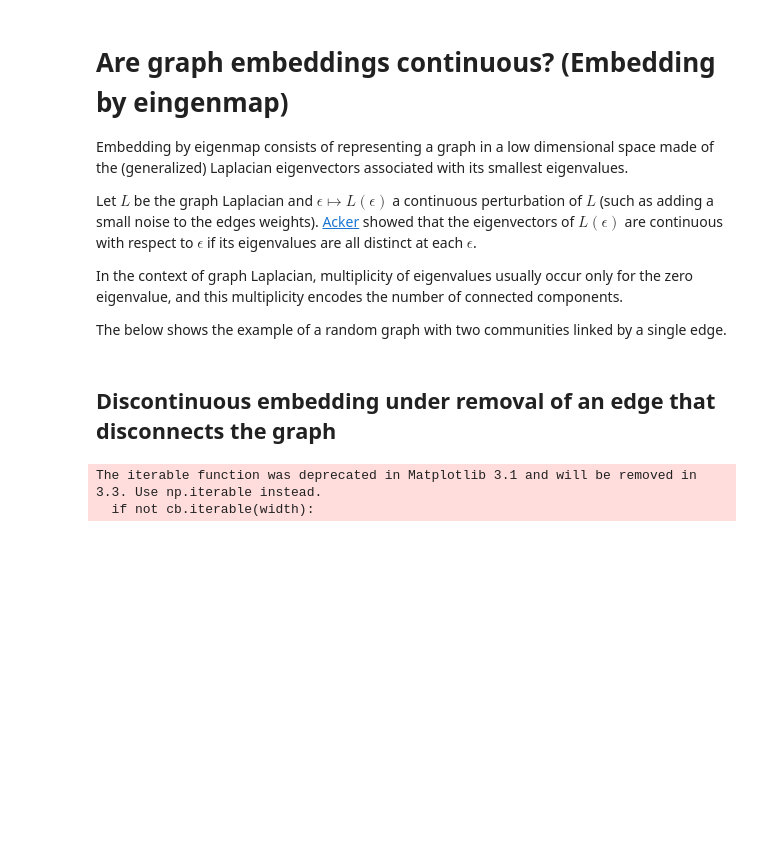
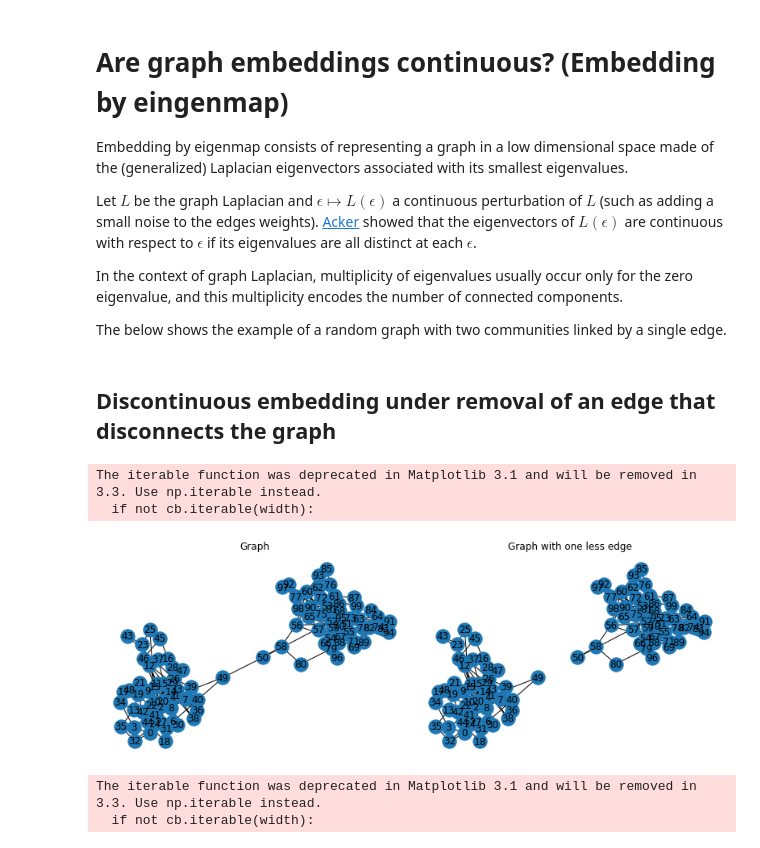
Before and after one commit to sauxpa/graph_embedding, a Jupyter notebook: eigenmap/eigenmap_continuity_bridge_removal.ipynb, the cells around one changed output. Cells and saved outputs as stored; diff of their text form; code cells hidden in the pictures; blank space fills up the shorter version.

Commit message:
save BA bridge

```diff
--- a/eigenmap/eigenmap_continuity_bridge_removal.ipynb
+++ b/eigenmap/eigenmap_continuity_bridge_removal.ipynb
@@ -47,6 +47,28 @@ pos = nx.spring_layout(G)
 # create a new graph by removing the bridge edge, resulting in a disconnected graph
 G_removed = deepcopy(G)
 G_removed.remove_edge(N-1, N)
+# %%
+# plot the graph
+fig, axes = plt.subplots(figsize=(11,4), nrows=1, ncols=2)
+
+ax = axes[0]
+nx.draw_networkx(G, pos=pos, ax=ax)
+ax.set_title('Graph')
+ax.axis('off')
+
+ax = axes[1]
+nx.draw_networkx(G_removed, pos=pos, ax=ax)
+ax.set_title('Graph with one less edge')
+ax.axis('off')
+
+plt.tight_layout()
+plt.show()
+
+fig.savefig('ba_bridge_graphs.eps')
+# %% [output]
+The iterable function was deprecated in Matplotlib 3.1 and will be removed in 3.3. Use np.iterable instead.
+  if not cb.iterable(width):
+[figure, added]
 # %%
 emb, _ = eigenmap_embedding(G, k=3, normalize=True)
 emb_removed, _ = eigenmap_embedding(G_removed, k=3, normalize=True)
```
